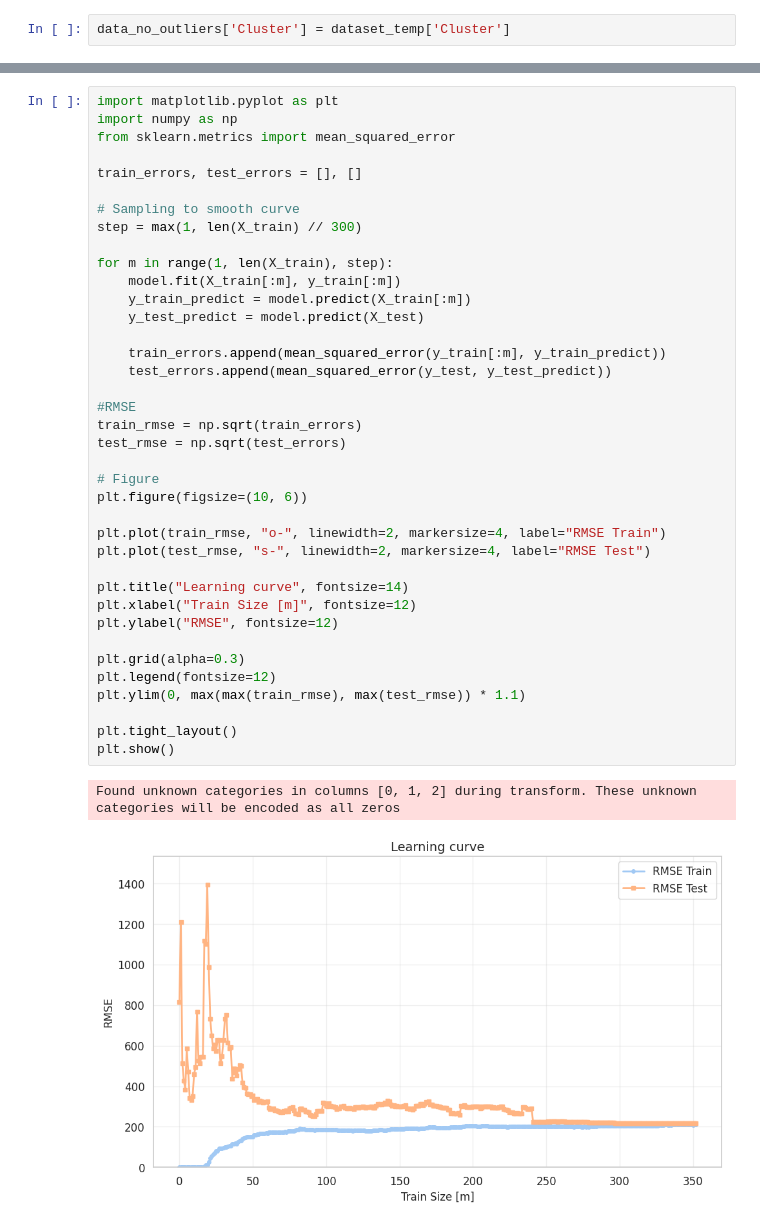
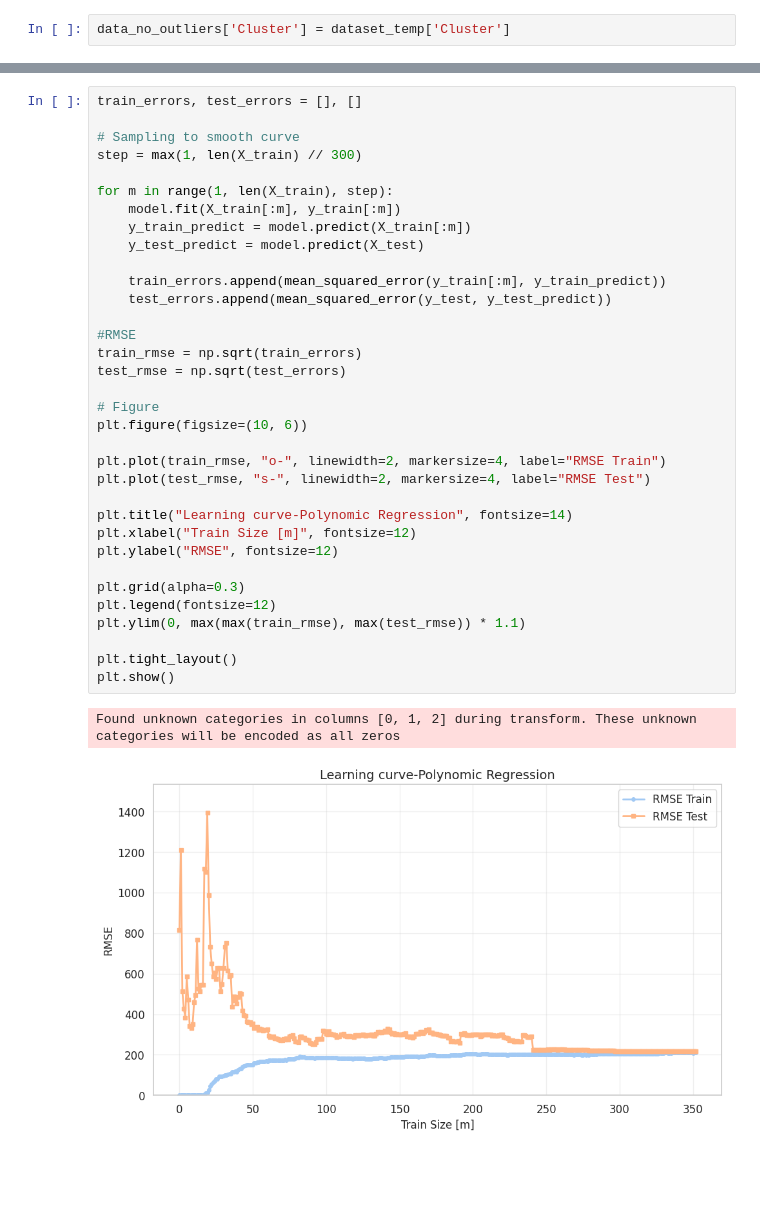
Before and after one commit to valentinpylypchuk/AAA-ML-Project-2025-26, a Jupyter notebook: Project.ipynb, the cells around one changed output, grey strips where cells are left out. Drawn from its saved outputs; the diff is of its cells as text; blank space fills up the shorter version.

```diff
--- a/Project.ipynb
+++ b/Project.ipynb
@@ -935,10 +940,6 @@ print(f"R² : {r2:.3f}")
 RMSE: 216.75
 R² : 0.869
 # %%
-import matplotlib.pyplot as plt
-import numpy as np
-from sklearn.metrics import mean_squared_error
-
 train_errors, test_errors = [], []
 
 # Sampling to smooth curve
@@ -946,32 +947,32 @@ step = max(1, len(X_train) // 300)
 
 for m in range(1, len(X_train), step):
     model.fit(X_train[:m], y_train[:m])
     y_train_predict = model.predict(X_train[:m])
     y_test_predict = model.predict(X_test)
 
     train_errors.append(mean_squared_error(y_train[:m], y_train_predict))
     test_errors.append(mean_squared_error(y_test, y_test_predict))
 
 #RMSE
 train_rmse = np.sqrt(train_errors)
 test_rmse = np.sqrt(test_errors)
 
 # Figure
 plt.figure(figsize=(10, 6))
 
 plt.plot(train_rmse, "o-", linewidth=2, markersize=4, label="RMSE Train")
 plt.plot(test_rmse, "s-", linewidth=2, markersize=4, label="RMSE Test")
 
-plt.title("Learning curve", fontsize=14)
+plt.title("Learning curve-Polynomic Regression", fontsize=14)
 plt.xlabel("Train Size [m]", fontsize=12)
 plt.ylabel("RMSE", fontsize=12)
 
 plt.grid(alpha=0.3)
 plt.legend(fontsize=12)
 plt.ylim(0, max(max(train_rmse), max(test_rmse)) * 1.1)
 
 plt.tight_layout()
 plt.show()
 # %% [output]
 Found unknown categories in columns [0, 1, 2] during transform. These unknown categories will be encoded as all zeros
-[figure, old version]
+[figure, new version]
```
Also changed, not shown: parts of 9 cells of this notebook.
